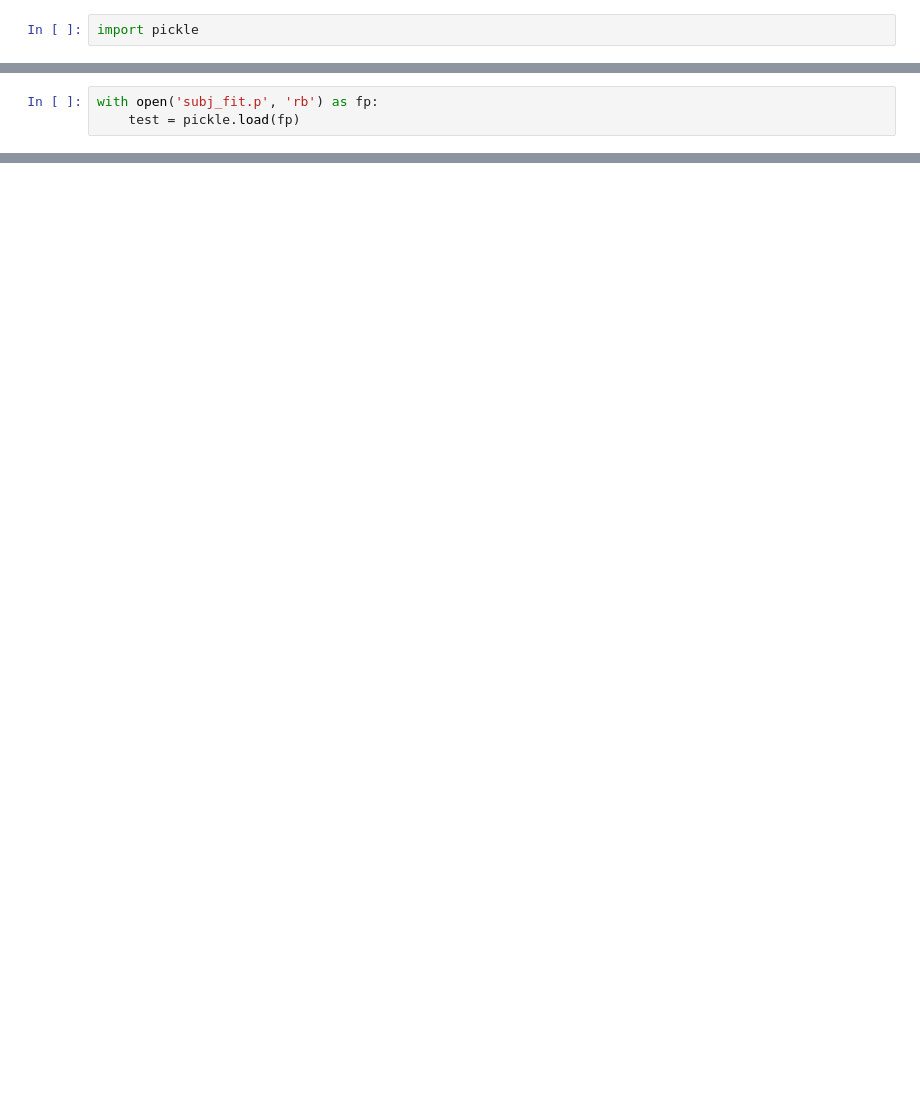
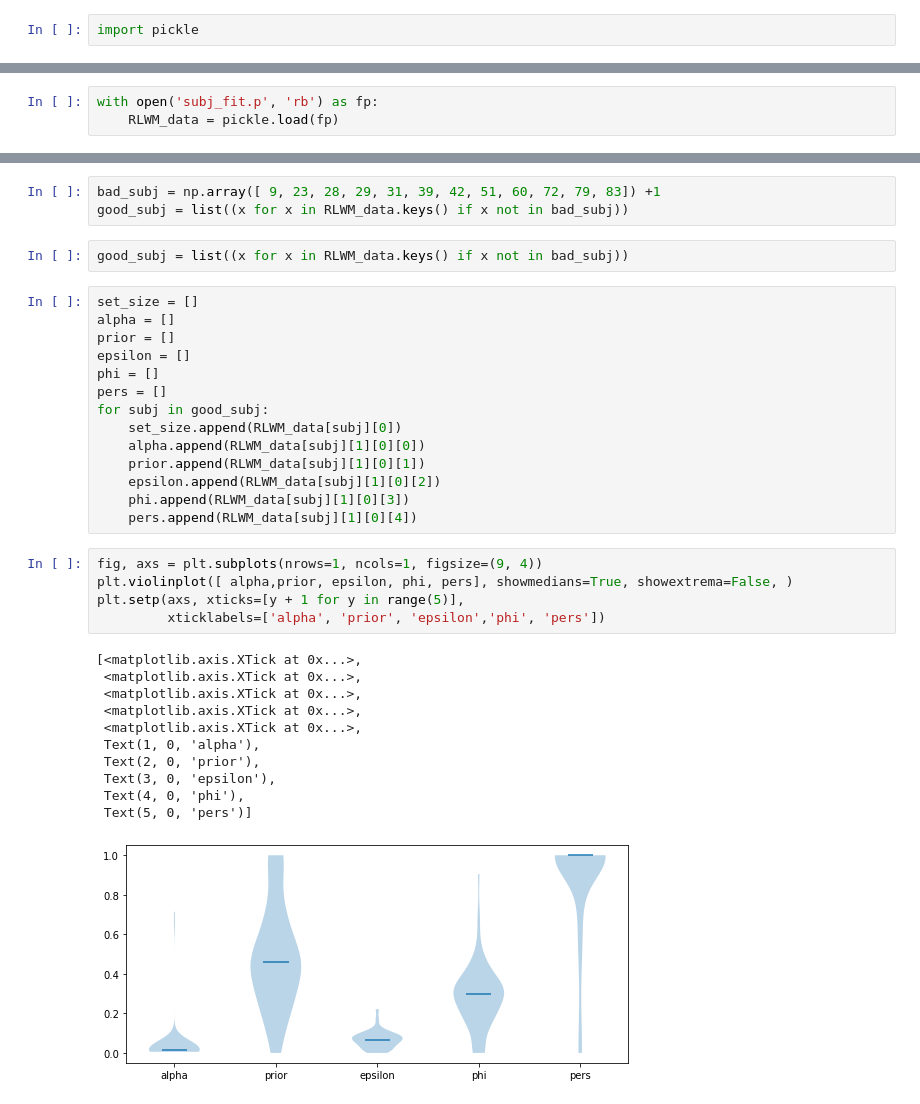
Before and after one commit to alebel14/impulsivity, a Jupyter notebook: Model fitting.ipynb, the cells around one changed output, grey strips where cells are left out. Drawn from its saved outputs; the diff is of its cells as text; blank space fills up the shorter version.

```diff
--- a/Model fitting.ipynb
+++ b/Model fitting.ipynb
@@ -186,3 +227,3 @@ import pickle
 # %%
 with open('subj_fit.p', 'rb') as fp:
-    test = pickle.load(fp)
+    RLWM_data = pickle.load(fp)
@@ -208,0 +250,36 @@ test
+# %%
+bad_subj = np.array([ 9, 23, 28, 29, 31, 39, 42, 51, 60, 72, 79, 83]) +1
+good_subj = list((x for x in RLWM_data.keys() if x not in bad_subj))
+# %%
+good_subj = list((x for x in RLWM_data.keys() if x not in bad_subj))
+# %%
+set_size = []
+alpha = []
+prior = []
+epsilon = []
+phi = []
+pers = []
+for subj in good_subj:
+    set_size.append(RLWM_data[subj][0])
+    alpha.append(RLWM_data[subj][1][0][0])
+    prior.append(RLWM_data[subj][1][0][1])
+    epsilon.append(RLWM_data[subj][1][0][2])
+    phi.append(RLWM_data[subj][1][0][3])
+    pers.append(RLWM_data[subj][1][0][4])
+# %%
+fig, axs = plt.subplots(nrows=1, ncols=1, figsize=(9, 4))
+plt.violinplot([ alpha,prior, epsilon, phi, pers], showmedians=True, showextrema=False, )
+plt.setp(axs, xticks=[y + 1 for y in range(5)],
+         xticklabels=['alpha', 'prior', 'epsilon','phi', 'pers'])
+# %% [output]
+[<matplotlib.axis.XTick at 0x...>,
+ <matplotlib.axis.XTick at 0x...>,
+ <matplotlib.axis.XTick at 0x...>,
+ <matplotlib.axis.XTick at 0x...>,
+ <matplotlib.axis.XTick at 0x...>,
+ Text(1, 0, 'alpha'),
+ Text(2, 0, 'prior'),
+ Text(3, 0, 'epsilon'),
+ Text(4, 0, 'phi'),
+ Text(5, 0, 'pers')]
+[figure, added]
```
Also changed, not shown: parts of 67 cells of this notebook, 3 other files.
